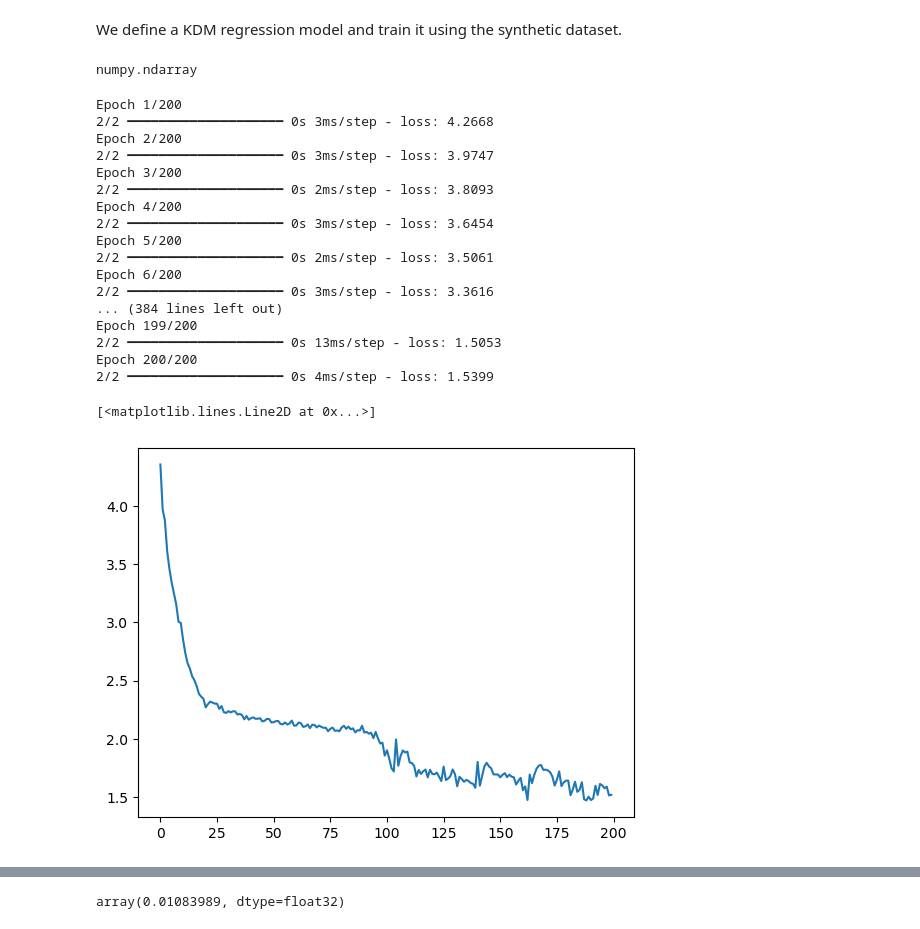
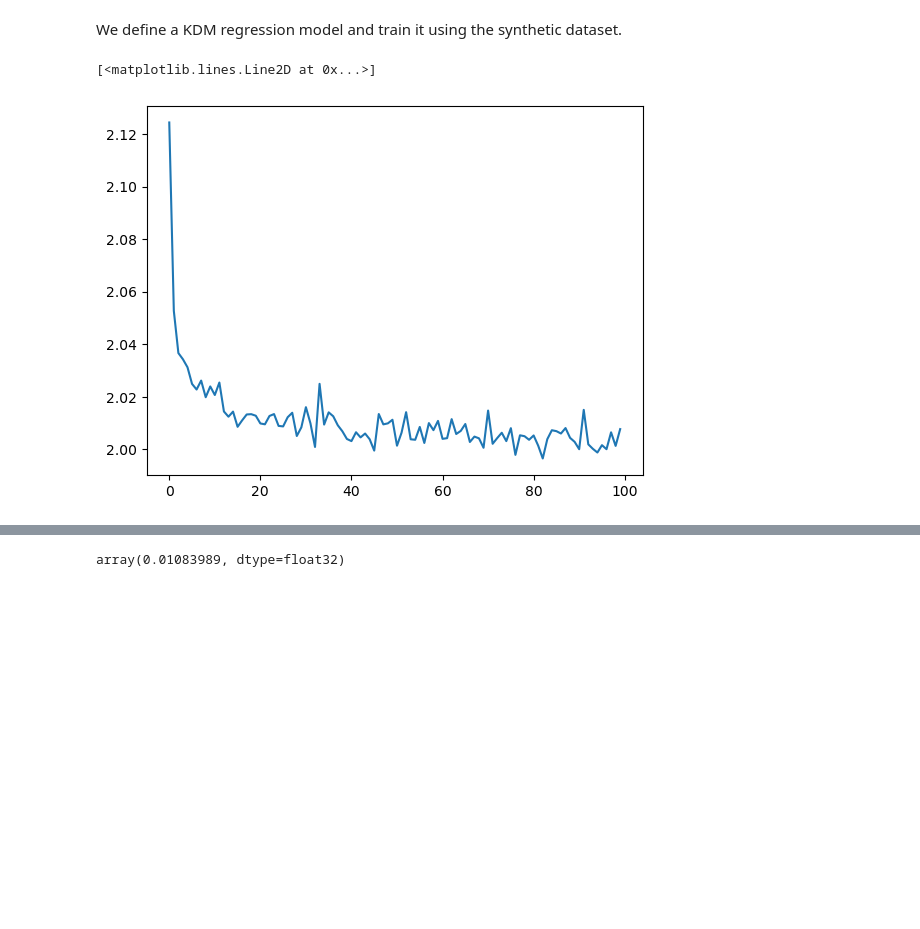
Before and after one commit to fagonzalezo/kdm, a Jupyter notebook: examples/kdm_regression.ipynb, the cells around one changed output, grey strips where cells are left out. Saved outputs shown, nothing was run; the diff lists cells and outputs as text; code cells hidden in the pictures; blank space fills up the shorter version.

```diff
--- a/examples/kdm_regression.ipynb
+++ b/examples/kdm_regression.ipynb
@@ -34,7 +34,7 @@ from matplotlib import pyplot as pl
 
 np.random.seed(1)
 
-num_train_samples = 50
+num_train_samples = 1000
 
 def f(x):
     """The function to predict."""
@@ -120,10 +93,5 @@ torch.Size([100])
 # %% [markdown]
 We define a KDM regression model and train it using the synthetic dataset.
-# %%
-# keras.config.disable_traceback_filtering()
-type(y_train)
-# %% [output]
-numpy.ndarray
 # %%
 from kdm.models import KDMRegressModel
 
@@ -134,56 +102,40 @@ class LogLikLoss(keras.losses.Loss):
     def call(self, y_true, y_pred):
         y1, y2 = y_true
         rho_y, sigma_y = y_pred
         return - keras.ops.mean(dm_rbf_loglik(y_true, rho_y, sigma_y))
 
 encoded_size = 1
 dim_y = 1
 encoder = keras.layers.Identity()
-n_comp = 100
+n_comp = 20
 
 kdm_model = KDMRegressModel(encoded_size=encoded_size,
                             dim_y=dim_y,
                             encoder=encoder,
                             n_comp=n_comp,
                             sigma_x=0.1,
-                            sigma_y=0.1,
+                            sigma_y=0.5,
                             generative=1.,
-                            entropy_reg_x=0.05)
+                            entropy_reg_x=0)
 
 
 # train the model
 kdm_model.compile(optimizer=optimizers.Adam(learning_rate=5e-3),
                     loss=None)
 out1, out2 = kdm_model(X_train[:10])
 
 idx = np.random.randint(X_train.shape[0], size=n_comp)
 kdm_model.init_components(X_train[idx],
                           y_train[idx],
                           init_sigma=True)
 
-history = kdm_model.fit(X_train, y_train, epochs=200, batch_size=32, verbose=1)
+
+history = kdm_model.fit(X_train, y_train, epochs=100, batch_size=32, verbose=0)
 
 plt.plot(history.history['loss'])
 # %% [output]
-Epoch 1/200
-2/2 ━━━━━━━━━━━━━━━━━━━━ 0s 3ms/step - loss: 4.2668
-Epoch 2/200
-2/2 ━━━━━━━━━━━━━━━━━━━━ 0s 3ms/step - loss: 3.9747
-Epoch 3/200
-2/2 ━━━━━━━━━━━━━━━━━━━━ 0s 2ms/step - loss: 3.8093
-Epoch 4/200
-2/2 ━━━━━━━━━━━━━━━━━━━━ 0s 3ms/step - loss: 3.6454
-Epoch 5/200
-2/2 ━━━━━━━━━━━━━━━━━━━━ 0s 2ms/step - loss: 3.5061
-Epoch 6/200
-2/2 ━━━━━━━━━━━━━━━━━━━━ 0s 3ms/step - loss: 3.3616
-... (384 lines left out)
-Epoch 199/200
-2/2 ━━━━━━━━━━━━━━━━━━━━ 0s 13ms/step - loss: 1.5053
-Epoch 200/200
-2/2 ━━━━━━━━━━━━━━━━━━━━ 0s 4ms/step - loss: 1.5399
+[<matplotlib.lines.Line2D at 0x...>]
-[<matplotlib.lines.Line2D at 0x...>]
-[figure, old version]
+[figure, new version]
 # %%
 # Make the prediction on the meshed x-axis (ask for MSE as well)
 rho_y, sigma = kdm_model.predict(x)
```
Also changed, not shown: parts of 3 cells of this notebook.
